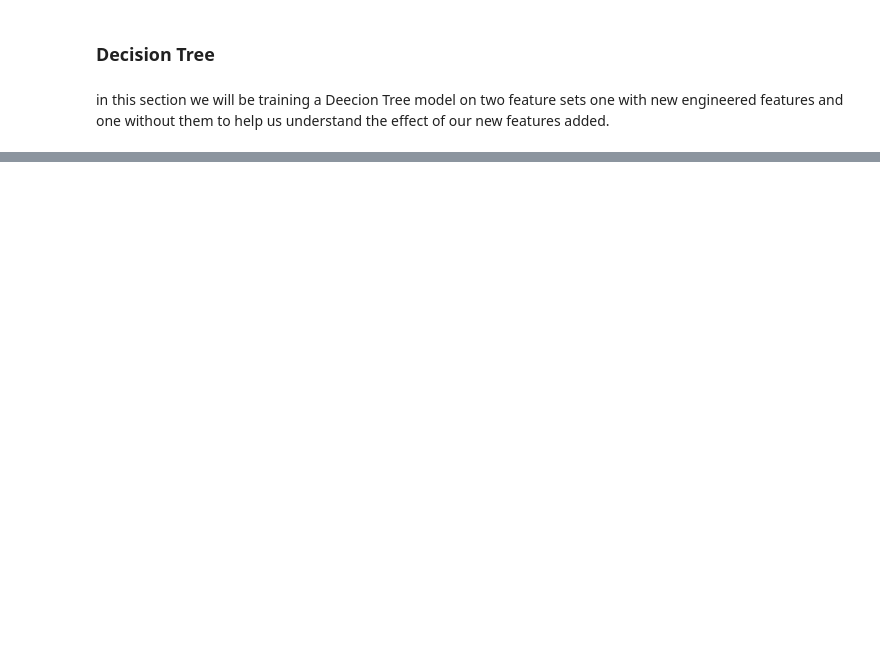
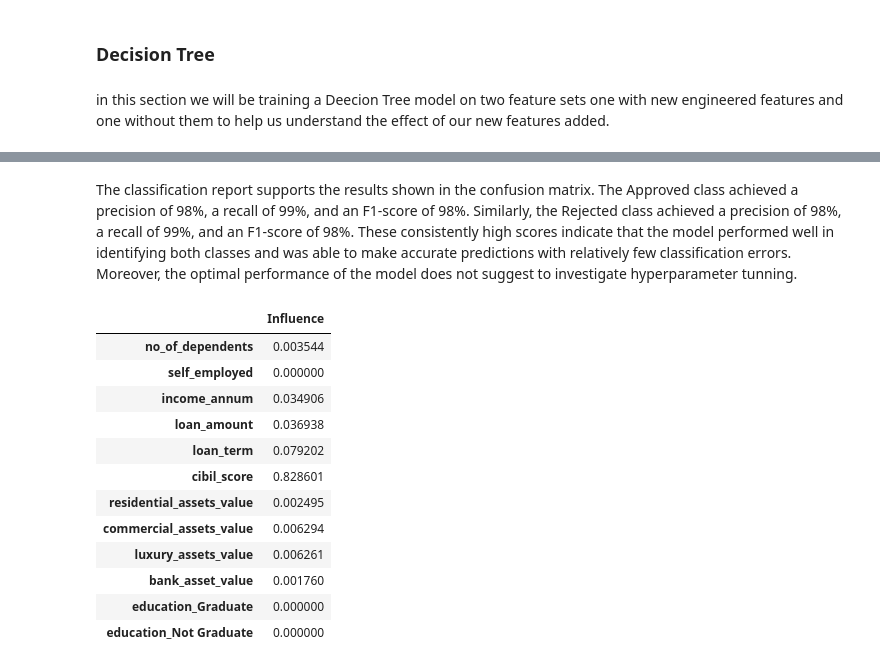
Before and after one commit to adi-afra/Loan-approval-prediction, a Jupyter notebook: notebooks/notebook.ipynb, the cells around one changed output, grey strips where cells are left out. Cells and saved outputs as stored; diff of their text form; code cells hidden in the pictures; blank space fills up the shorter version.

```diff
--- a/notebooks/notebook.ipynb
+++ b/notebooks/notebook.ipynb
@@ -651,0 +699,18 @@ in this section we will be training a Deecion Tree model on two feature sets one
+# %% [markdown]
+The classification report supports the results shown in the confusion matrix. The Approved class achieved a precision of 98%, a recall of 99%, and an F1-score of 98%. Similarly, the Rejected class achieved a precision of 98%, a recall of 99%, and an F1-score of 98%. These consistently high scores indicate that the model performed well in identifying both classes and was able to make accurate predictions with relatively few classification errors. Moreover, the optimal performance of the model does not suggest to investigate hyperparameter tunning.
+# %%
+pd.DataFrame(decision_tree1.feature_importances_,index=X_test_org.columns, columns=["Influence"])
+# %% [output]
+|  | Influence |
+| no_of_dependents | 0.003544 |
+| self_employed | 0.000000 |
+| income_annum | 0.034906 |
+| loan_amount | 0.036938 |
+| loan_term | 0.079202 |
+| cibil_score | 0.828601 |
+| residential_assets_value | 0.002495 |
+| commercial_assets_value | 0.006294 |
+| luxury_assets_value | 0.006261 |
+| bank_asset_value | 0.001760 |
+| education_Graduate | 0.000000 |
+| education_Not Graduate | 0.000000 |
```
Also changed, not shown: parts of 30 cells of this notebook.
